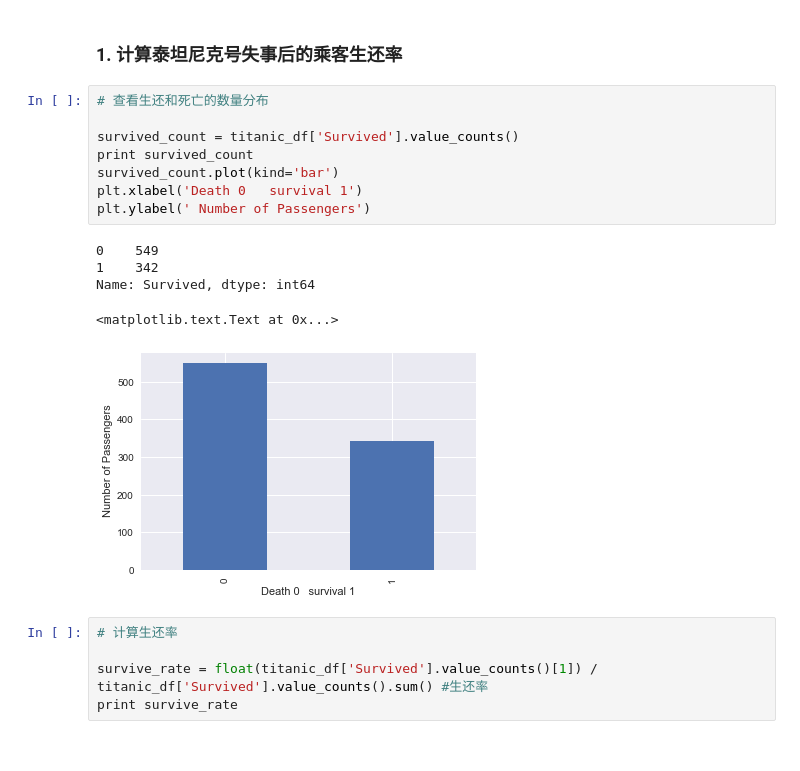
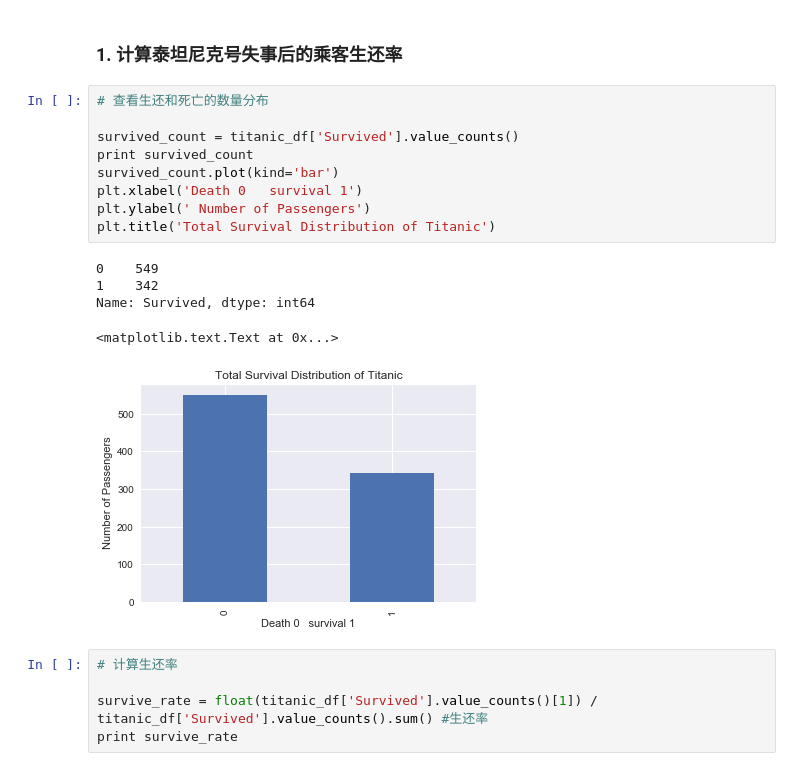
Before and after one commit to RedChueng/Investigate_a_-Dataset, a Jupyter notebook: Investigate_Titanic_Data.ipynb, the cells around one changed output. Cells and saved outputs as stored; diff of their text form.

```diff
--- a/Investigate_Titanic_Data.ipynb
+++ b/Investigate_Titanic_Data.ipynb
@@ -94,17 +94,18 @@ Age列已经没有数据缺失
 # %%
 # 查看生还和死亡的数量分布
 
 survived_count = titanic_df['Survived'].value_counts()
 print survived_count
 survived_count.plot(kind='bar')
 plt.xlabel('Death 0   survival 1')
 plt.ylabel(' Number of Passengers')
+plt.title('Total Survival Distribution of Titanic')
 # %% [output]
 0    549
 1    342
 Name: Survived, dtype: int64
 <matplotlib.text.Text at 0x...>
-[figure, old version]
+[figure, new version]
 # %%
 # 计算生还率
 
```
Also changed, not shown: parts of 9 cells of this notebook.
